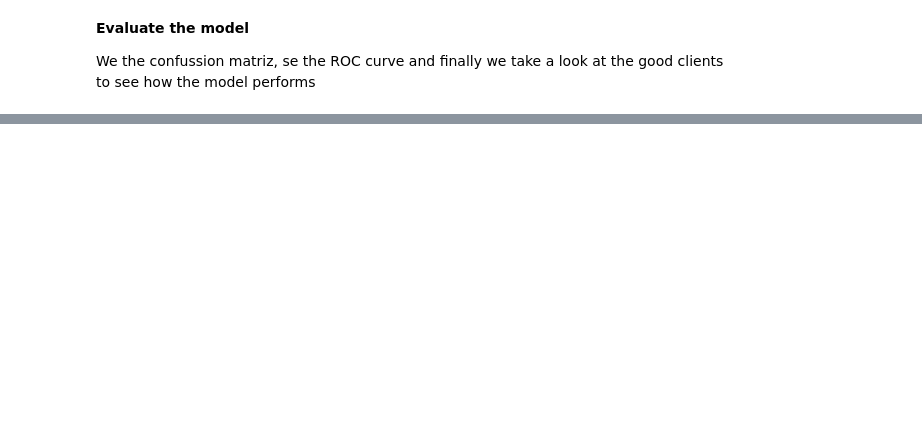
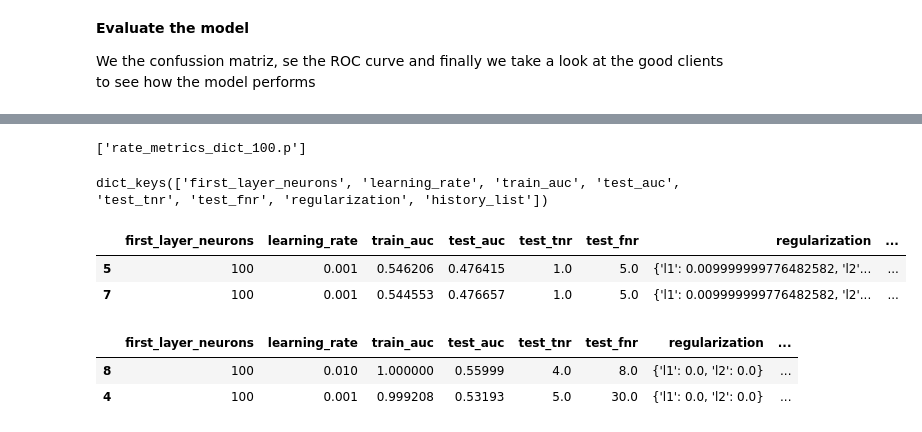
Before and after one commit to Ssalazar12/Machine-Learning, a Jupyter notebook: extended_time_series_models.ipynb, the cells around one changed output, grey strips where cells are left out. Cells and saved outputs as stored; diff of their text form; code cells hidden in the pictures; blank space fills up the shorter version.

```diff
--- a/extended_time_series_models.ipynb
+++ b/extended_time_series_models.ipynb
@@ -828,0 +759,27 @@ ROC z=15
+# %%
+#joblib.dump(rate_metrics_dict, 'rate_metrics_dict_100.p')
+#history_list = [rate_metrics_dict['history'][i].history for i in range (0, len(rate_metrics_dict['history']))]
+rate_metrics_dict['history_list'] = history_list
+joblib.dump(rate_metrics_dict, 'rate_metrics_dict_100.p')
+# %% [output]
+['rate_metrics_dict_100.p']
+# %%
+optimizer_metrics = joblib.load('rate_metrics_dict_100.p')
+print(optimizer_metrics.keys())
+pd_metrics = pd.DataFrame.from_dict(optimizer_metrics)
+# get the interesting metrics
+pd_metrics = pd_metrics[pd_metrics['test_tnr']>0]
+# %% [output]
+dict_keys(['first_layer_neurons', 'learning_rate', 'train_auc', 'test_auc', 'test_tnr', 'test_fnr', 'regularization', 'history_list'])
+# %%
+pd_metrics[pd_metrics['test_fnr']==pd_metrics['test_fnr'].min()]
+# %% [output]
+|  | first_layer_neurons | learning_rate | train_auc | test_auc | test_tnr | test_fnr | regularization | ... |
+| 5 | 100 | 0.001 | 0.546206 | 0.476415 | 1.0 | 5.0 | {'l1': 0.009999999776482582, 'l2'... | ... |
+| 7 | 100 | 0.001 | 0.544553 | 0.476657 | 1.0 | 5.0 | {'l1': 0.009999999776482582, 'l2'... | ... |
+# %%
+pd_metrics[(pd_metrics['train_auc']>0.5) & (pd_metrics['test_auc']>0.5)].sort_values(by='test_auc',ascending=False)
+# %% [output]
+|  | first_layer_neurons | learning_rate | train_auc | test_auc | test_tnr | test_fnr | regularization | ... |
+| 8 | 100 | 0.010 | 1.000000 | 0.55999 | 4.0 | 8.0 | {'l1': 0.0, 'l2': 0.0} | ... |
+| 4 | 100 | 0.001 | 0.999208 | 0.53193 | 5.0 | 30.0 | {'l1': 0.0, 'l2': 0.0} | ... |
```
Also changed, not shown: parts of 54 cells of this notebook.
